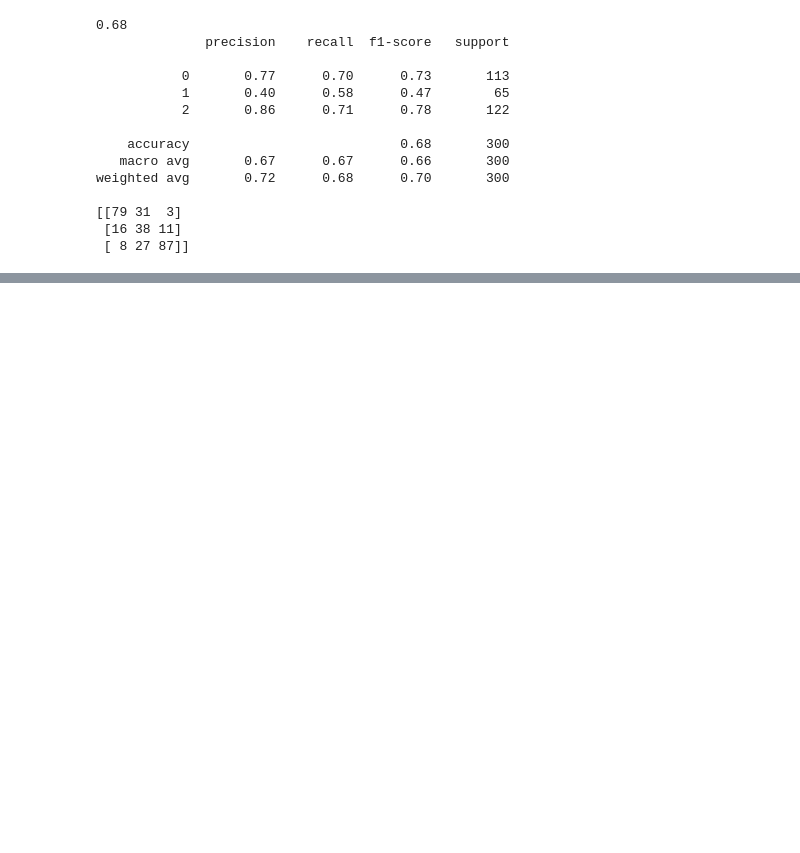
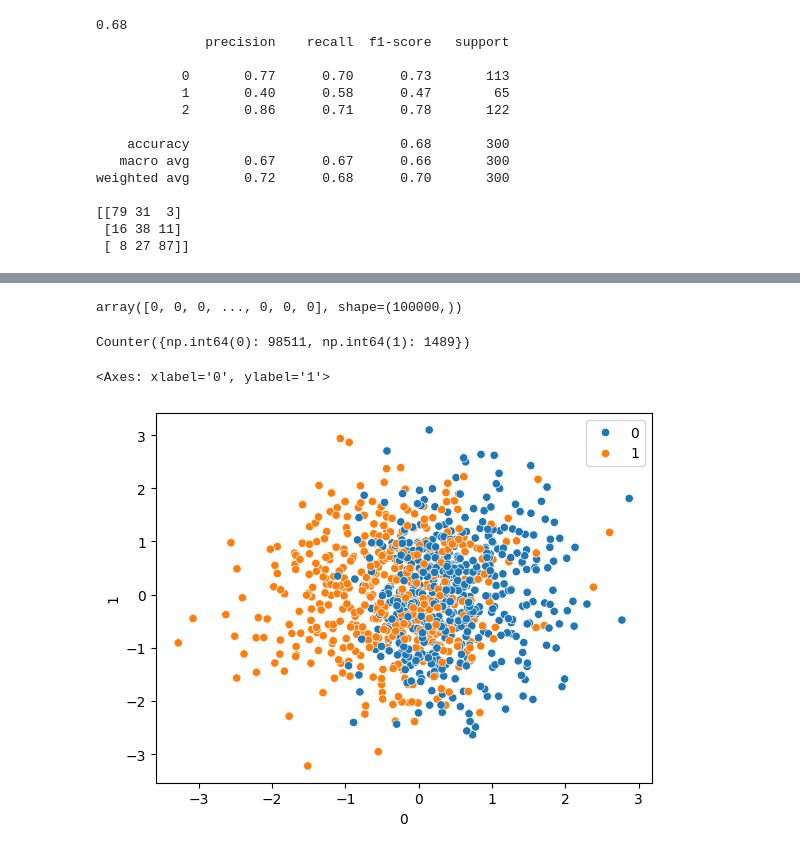
Before and after one commit to Mahadev1729/MLrn, a Jupyter notebook: logisticRergression/LregImplementaion.ipynb, the cells around one changed output, grey strips where cells are left out. Saved outputs shown, nothing was run; the diff lists cells and outputs as text; code cells hidden in the pictures; blank space fills up the shorter version.

```diff
--- a/logisticRergression/LregImplementaion.ipynb
+++ b/logisticRergression/LregImplementaion.ipynb
@@ -411,0 +388,2 @@ weighted avg       0.72      0.68      0.70       300
+# %%
+X,y=make_classification(n_samples=100000,n_features=2,n_clusters_per_class=1,n_redundant=0,weights=[0.99],random_state=10)
@@ -411,0 +400,14 @@ weighted avg       0.72      0.68      0.70       300
+# %%
+y
+# %% [output]
+array([0, 0, 0, ..., 0, 0, 0], shape=(100000,))
+# %%
+Counter(y)
+# %% [output]
+Counter({np.int64(0): 98511, np.int64(1): 1489})
+# %%
+df = pd.DataFrame(X)
+sns.scatterplot(x=df[0], y=df[1], hue=y)
+# %% [output]
+<Axes: xlabel='0', ylabel='1'>
+[figure, added]
```
Also changed, not shown: parts of 13 cells of this notebook.
